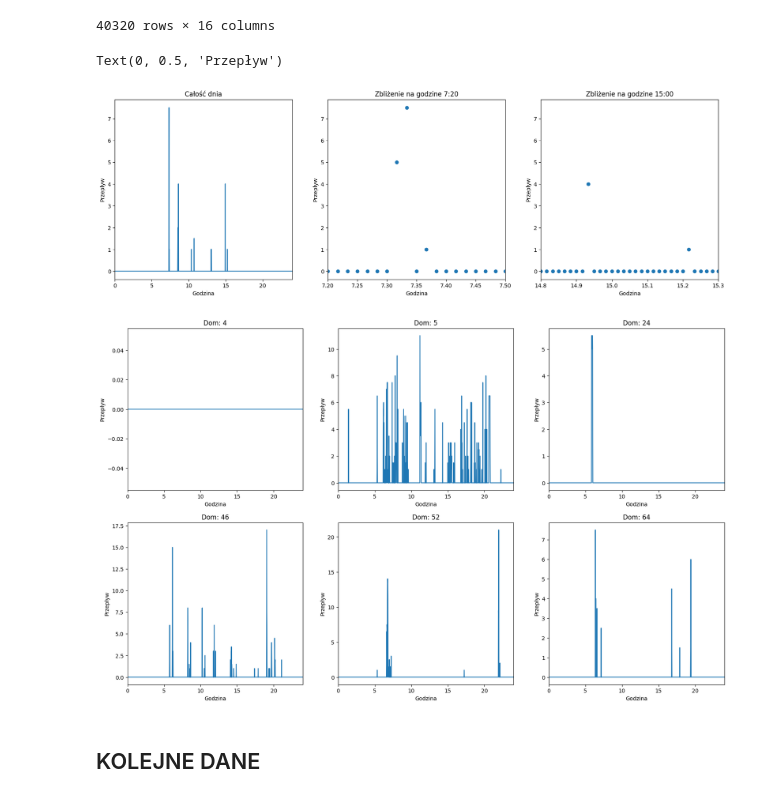
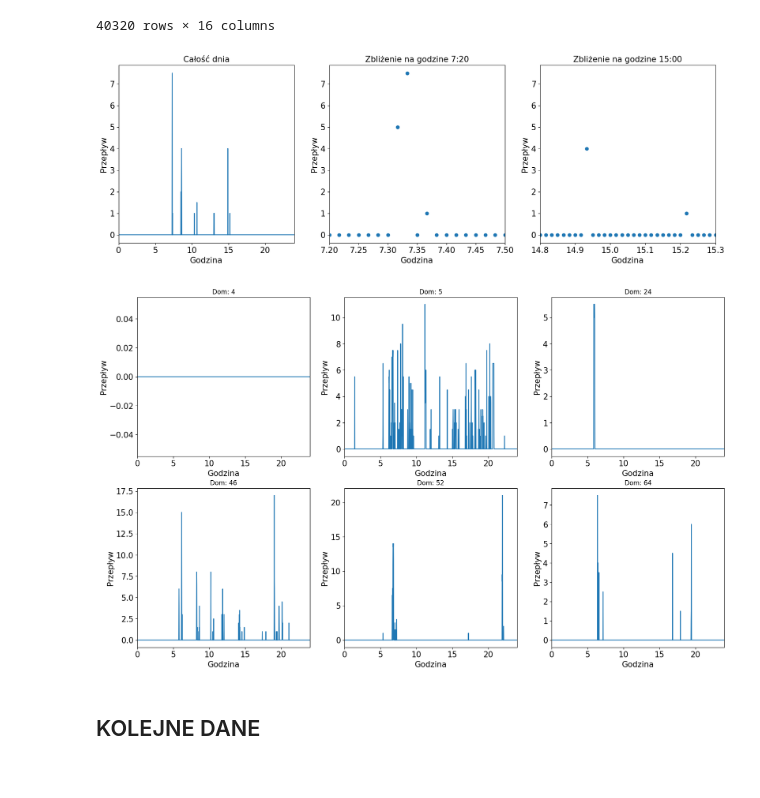
Before and after one commit to KulsonKula/Analiza-i-modelowanie-procesow-zwiazanych-z-systemem-centralnego-ogrzewania, a Jupyter notebook: Dane/display_data.IPYNB, the cells around one changed output. Cells and saved outputs as stored; diff of their text form; code cells hidden in the pictures.

```diff
--- a/Dane/display_data.IPYNB
+++ b/Dane/display_data.IPYNB
@@ -27,28 +27,30 @@ x=np.arange(0,24,24/1440)
 y=y.iloc[0:1440]
 # %%
 fig, axs = plt.subplots(1, 3, figsize=(20, 6))
-
+FONTSIZE=15
 
 axs[0].plot(x, y)
-axs[0].set_title('Całość dnia')
+axs[0].set_title('Całość dnia', fontsize=FONTSIZE)
 axs[0].set_xlim(0, 24)
-axs[0].set_xlabel('Godzina')
-axs[0].set_ylabel('Przepływ')
+axs[0].set_xlabel('Godzina', fontsize=FONTSIZE)
+axs[0].set_ylabel('Przepływ', fontsize=FONTSIZE)
 
 axs[1].scatter(x, y)
-axs[1].set_title('Zbliżenie na godzine 7:20')
+axs[1].set_title('Zbliżenie na godzine 7:20', fontsize=FONTSIZE)
 axs[1].set_xlim(7.2, 7.5)
-axs[1].set_xlabel('Godzina')
-axs[1].set_ylabel('Przepływ')
+axs[1].set_xlabel('Godzina', fontsize=FONTSIZE)
+axs[1].set_ylabel('Przepływ', fontsize=FONTSIZE)
 
 axs[2].scatter(x, y)
-axs[2].set_title('Zbliżenie na godzine 15:00')
+axs[2].set_title('Zbliżenie na godzine 15:00', fontsize=FONTSIZE)
 axs[2].set_xlim(14.8, 15.3)
-axs[2].set_xlabel('Godzina')
-axs[2].set_ylabel('Przepływ')
+axs[2].set_xlabel('Godzina', fontsize=FONTSIZE)
+axs[2].set_ylabel('Przepływ', fontsize=FONTSIZE)
+
+for ax in axs.flat:
+    ax.tick_params(axis='both', labelsize=FONTSIZE)
 # %% [output]
-Text(0, 0.5, 'Przepływ')
-[figure, old version]
+[figure, new version]
 # %%
 DATASET_1=pd.read_csv('data_nowe/inputData/ewh_profile[4].csv')
 DATASET_2=pd.read_csv('data_nowe/inputData/ewh_profile[5].csv')
@@ -58,47 +60,49 @@ DATASET_5=pd.read_csv('data_nowe/inputData/ewh_profile[52].csv')
 DATASET_6=pd.read_csv('data_nowe/inputData/ewh_profile[64].csv')
 # %%
 fig, axs = plt.subplots(2, 3, figsize=(20, 12))
-
 
 axs[0,0].plot(x, DATASET_1.Summer_Water_Consumption.iloc[0:1440])
 axs[0,0].set_title('Dom: 4')
 axs[0,0].set_xlim(0, 24)
-axs[0,0].set_xlabel('Godzina')
-axs[0,0].set_ylabel('Przepływ')
+axs[0,0].set_xlabel('Godzina', fontsize=FONTSIZE)
+axs[0,0].set_ylabel('Przepływ', fontsize=FONTSIZE)
 
 axs[0,1].plot(x, DATASET_2.Summer_Water_Consumption.iloc[0:1440])
 axs[0,1].set_title('Dom: 5')
 axs[0,1].set_xlim(0, 24)
-axs[0,1].set_xlabel('Godzina')
-axs[0,1].set_ylabel('Przepływ')
+axs[0,1].set_xlabel('Godzina', fontsize=FONTSIZE)
+axs[0,1].set_ylabel('Przepływ', fontsize=FONTSIZE)
 
 axs[0,2].plot(x, DATASET_3.Summer_Water_Consumption.iloc[0:1440])
 axs[0,2].set_title('Dom: 24')
 axs[0,2].set_xlim(0, 24)
-axs[0,2].set_xlabel('Godzina')
-axs[0,2].set_ylabel('Przepływ')
+axs[0,2].set_xlabel('Godzina', fontsize=FONTSIZE)
+axs[0,2].set_ylabel('Przepływ', fontsize=FONTSIZE)
 
 axs[1,0].plot(x, DATASET_4.Summer_Water_Consumption.iloc[0:1440])
 axs[1,0].set_title('Dom: 46')
 axs[1,0].set_xlim(0, 24)
-axs[1,0].set_xlabel('Godzina')
-axs[1,0].set_ylabel('Przepływ')
+axs[1,0].set_xlabel('Godzina', fontsize=FONTSIZE)
+axs[1,0].set_ylabel('Przepływ', fontsize=FONTSIZE)
 
 axs[1,1].plot(x, DATASET_5.Summer_Water_Consumption.iloc[0:1440])
 axs[1,1].set_title('Dom: 52')
 axs[1,1].set_xlim(0, 24)
-axs[1,1].set_xlabel('Godzina')
-axs[1,1].set_ylabel('Przepływ')
+axs[1,1].set_xlabel('Godzina', fontsize=FONTSIZE)
+axs[1,1].set_ylabel('Przepływ', fontsize=FONTSIZE)
 
 axs[1,2].plot(x, DATASET_6.Summer_Water_Consumption.iloc[0:1440])
 axs[1,2].set_title('Dom: 64')
 axs[1,2].set_xlim(0, 24)
-axs[1,2].set_xlabel('Godzina')
-axs[1,2].set_ylabel('Przepływ')
+axs[1,2].set_xlabel('Godzina', fontsize=FONTSIZE)
+axs[1,2].set_ylabel('Przepływ', fontsize=FONTSIZE)
 
 fig.subplots_adjust()
+
+for ax in axs.flat:
+    ax.tick_params(axis='both', labelsize=FONTSIZE)
 # %% [output]
-[figure, old version]
+[figure, new version]
 # %% [markdown]
 ## KOLEJNE DANE
 # %%
```
Also changed, not shown: parts of 1 cell of this notebook, 7 other files.
